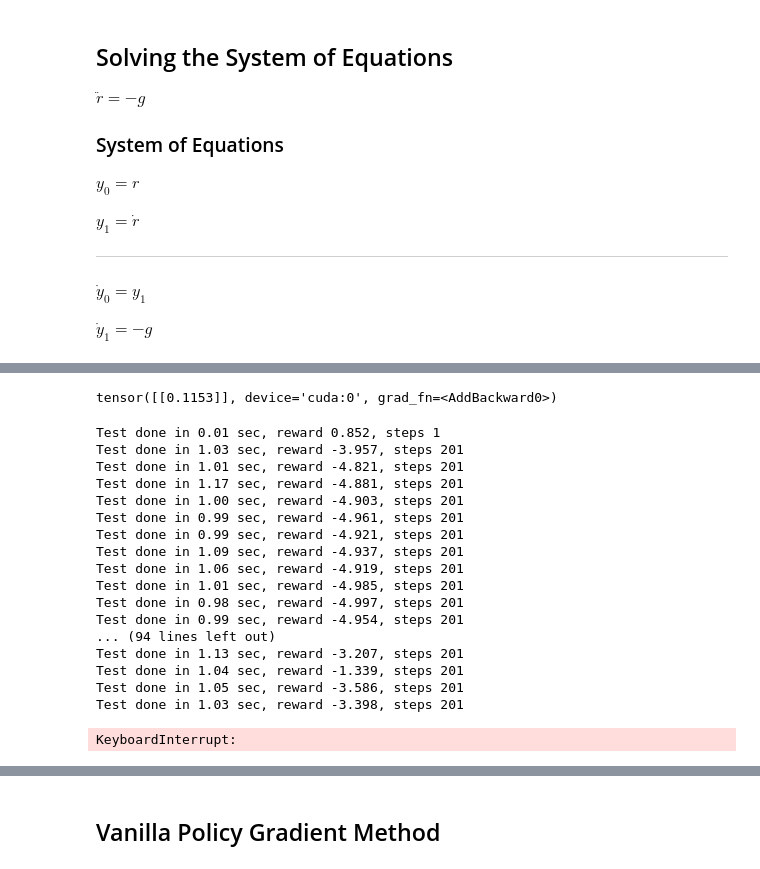
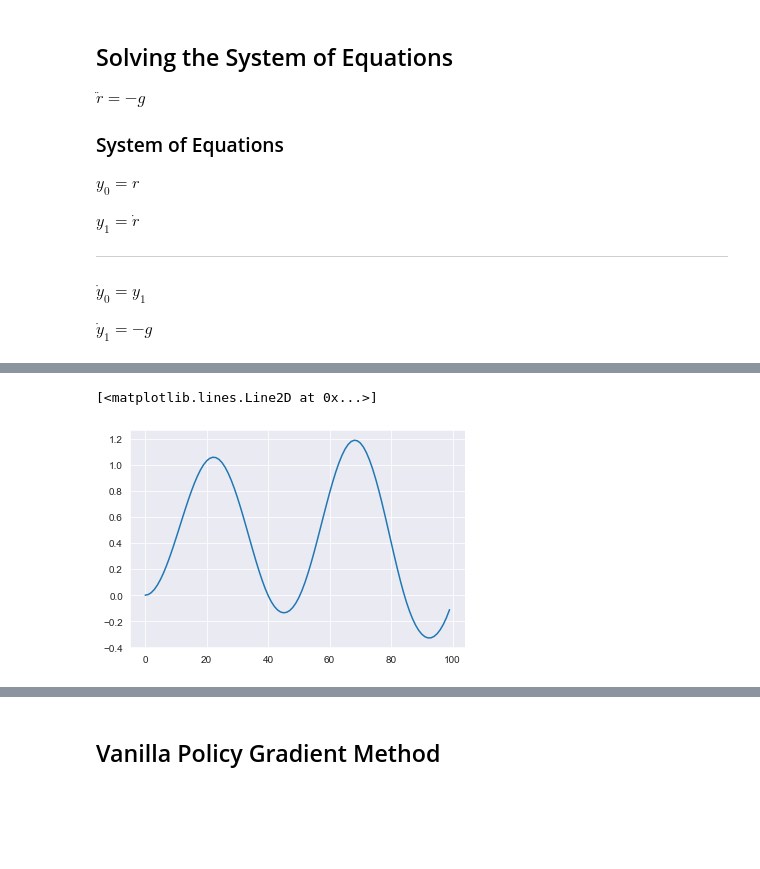
Before and after one commit to BVPhD/RL_scratch, a Jupyter notebook: Hover_at_height-DDPG.ipynb, the cells around one changed output, grey strips where cells are left out. Saved outputs shown, nothing was run; the diff lists cells and outputs as text; code cells hidden in the pictures; blank space fills up the shorter version.

```diff
--- a/Hover_at_height-DDPG.ipynb
+++ b/Hover_at_height-DDPG.ipynb
@@ -214,3 +170,8 @@ plt.show();
+# %%
+plt.plot(traj)
+# %% [output]
+[<matplotlib.lines.Line2D at 0x...>]
+[figure, added]
 # %%
 def test_net(net, env, count=10, device="cpu"):
     rewards = 0.0
@@ -356,27 +297,17 @@ best_reward = None
-# %%
-s = env.reset()
-s_v = torch.FloatTensor([s]).to(device)
-act_net(s_v)
-# %% [output]
-tensor([[0.1153]], device='cuda:0', grad_fn=<AddBackward0>)
 # %%
+frame_idx = 0
+best_reward = None
+
 while True:
     frame_idx += 1
     buffer.populate(1)
-    #rewards_steps = exp_source.pop_rewards_steps()
-
-    #if rewards_steps:
-    #    rewards, steps = zip(*rewards_steps)
-    #    tb_tracker.track("episode_steps", steps[0], frame_idx)
-    #    tracker.reward(rewards[0], frame_idx)
 
     if len(buffer) < REPLAY_INITIAL:
         continue
 
-    batch = buffer.sample(BATCH_SIZE)
-    states_v, actions_v, rewards_v, dones_mask, last_states_v = \
-        unpack_batch_ddqn(batch, device)
-
+    batch, batch_indices, batch_priorities = buffer.sample(BATCH_SIZE)
+    states_v, actions_v, rewards_v, dones_mask, last_states_v = unpack_batch_ddqn(batch, device)
+    break
     # train critic
     crt_opt.zero_grad()
 
@@ -387,9 +318,14 @@ while True:
     q_last_v[dones_mask] = 0.0
     q_ref_v = rewards_v.unsqueeze(dim=-1) + q_last_v * GAMMA
 
-    critic_loss_v = F.mse_loss(q_v, q_ref_v.detach())
+    critic_loss_v = (q_v-q_ref_v.detach())**2
+
+    buffer.update_priorities(batch_indices, batch_priorities)
+
+    critic_loss_v = critic_loss_v.mean()
     critic_loss_v.backward()
     crt_opt.step()
+
 
     # train actor
     act_opt.zero_grad()
@@ -401,38 +337,23 @@ while True:
     actor_loss_v.backward()
     act_opt.step()
 
-    tgt_act_net.alpha_sync(alpha=1 - 1e-4)
-    tgt_crt_net.alpha_sync(alpha=1 - 1e-4)
+    tgt_act_net.alpha_sync(alpha = 1. - 1e-4)
+    tgt_crt_net.alpha_sync(alpha = 1. - 1e-4)
 
     if frame_idx % TEST_ITERS == 0:
+        #tgt_act_net.sync()
+        #tgt_crt_net.sync()
+
         ts = time.time()
         rewards, steps = test_net(act_net, test_env, device=device)
-        print("Test done in %.2f sec, reward %.3f, steps %d" % (
-            time.time() - ts, rewards, steps))
+        print("Test done in %.2f sec, reward %.3f, epsilon %.3f, steps %d" % (time.time() - ts, rewards, agent.epsilon, steps))
+
+        agent.epsilon = np.max([0.001, 0.99*agent.epsilon])
 
         if best_reward is None or best_reward < rewards:
             if best_reward is not None:
                 print("Best reward updated: %.3f -> %.3f" % (best_reward, rewards))
             best_reward = rewards
-# %% [output]
-Test done in 0.01 sec, reward 0.852, steps 1
-Test done in 1.03 sec, reward -3.957, steps 201
-Test done in 1.01 sec, reward -4.821, steps 201
-Test done in 1.17 sec, reward -4.881, steps 201
-Test done in 1.00 sec, reward -4.903, steps 201
-Test done in 0.99 sec, reward -4.961, steps 201
-Test done in 0.99 sec, reward -4.921, steps 201
-Test done in 1.09 sec, reward -4.937, steps 201
-Test done in 1.06 sec, reward -4.919, steps 201
-Test done in 1.01 sec, reward -4.985, steps 201
-Test done in 0.98 sec, reward -4.997, steps 201
-Test done in 0.99 sec, reward -4.954, steps 201
-... (94 lines left out)
-Test done in 1.13 sec, reward -3.207, steps 201
-Test done in 1.04 sec, reward -1.339, steps 201
-Test done in 1.05 sec, reward -3.586, steps 201
-Test done in 1.03 sec, reward -3.398, steps 201
-KeyboardInterrupt:
 # %%
 rewards = 0.0
 steps = 0
```
Also changed, not shown: parts of 29 cells of this notebook.
